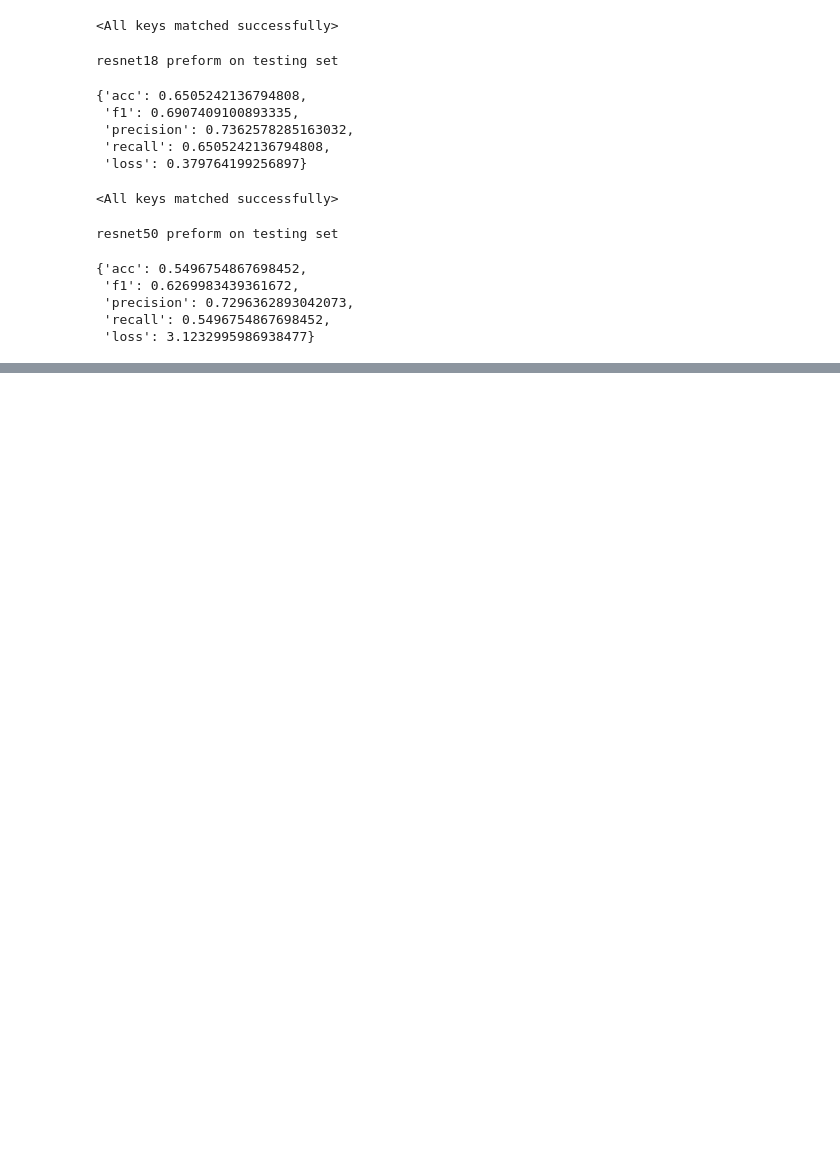
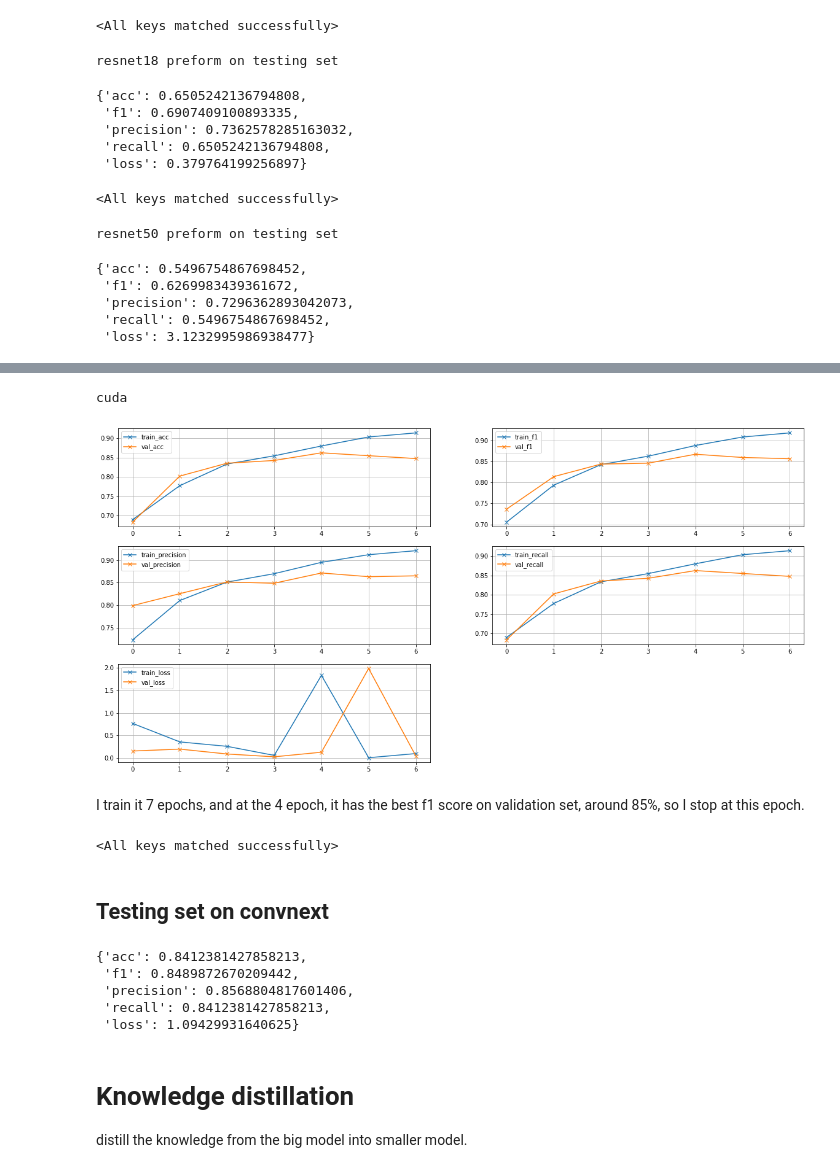
Before and after one commit to ccng830/lsml2_final_project, a Jupyter notebook: final_project_training_part/LSML2_Final_Project_training_part.ipynb, the cells around one changed output, grey strips where cells are left out. Saved outputs shown, nothing was run; the diff lists cells and outputs as text; code cells hidden in the pictures; blank space fills up the shorter version.

```diff
--- a/final_project_training_part/LSML2_Final_Project_training_part.ipynb
+++ b/final_project_training_part/LSML2_Final_Project_training_part.ipynb
@@ -236,11 +256,13 @@ def train_model(model, dataloader, val_dataloader, model_name, criterion, optimi
     m = torch.nn.Softmax(dim=1)
     print(f"training: {model_name}")
 
-    train_log = {'acc': [], 'f1': [], 'precision': [], 'recall': [], 'loss': []}
-    val_log = {'acc': [], 'f1': [], 'precision': [], 'recall': [], 'loss': []}
+    train_log = read_log(f"train_log_{model_name}.json")
+    val_log = read_log(f"val_log_{model_name}.json")
 
-    for epoch in range(num_epochs):
-        print(f"Epoch: {epoch}/{num_epochs - 1}")
+    start_epoch = len(train_log['acc'])
+
+    for epoch in range(start_epoch, start_epoch + num_epochs):
+        print(f"Epoch: {epoch}/{start_epoch + num_epochs - 1}")
         correct = 0
         total = 0
         model.train()
@@ -252,7 +274,8 @@ def train_model(model, dataloader, val_dataloader, model_name, criterion, optimi
 
             # forward pass
             logits = model(batch["pixel_values"])
-            prediction = logits.argmax(dim=-1)
+            logits = logits if isinstance(logits, torch.Tensor) else logits['logits']
+            prediction = torch.argmax(logits, dim=-1)
 
             loss = criterion(logits, batch['labels'])
             loss.backward()
@@ -326,7 +349,8 @@ from collections import Counter
 y = dataset['train']['label']
 weigths = Counter(y)
 total = len(y)
-max_class_freq = weigths[5]/total
+max_class_id = label2id['nv']
+max_class_freq = weigths[max_class_id]/total
 class_weights = torch.tensor([1/(weigths[i]/total/max_class_freq) for i in range(7)])
 # %%
 class_weights
@@ -437,0 +447,10 @@ We can find that the performance (f1-score) of resnet18 is better than resnet50.
+# %%
+from transformers import AutoModelForImageClassification
+
+
+model_name = "facebook/convnext-large-224"
+model = AutoModelForImageClassification.from_pretrained(model_name,
+                                                        num_labels=len(labels),
+                                                        id2label=id2label,
+                                                        label2id=label2id,
+                                                        ignore_mismatched_sizes=True)
@@ -437,0 +462,43 @@ We can find that the performance (f1-score) of resnet18 is better than resnet50.
+# %%
+device = "cuda" if torch.cuda.is_available() else "cpu"
+model.to(device)
+print(device)
+# %% [output]
+cuda
+# %%
+criterion = nn.CrossEntropyLoss(weight=class_weights.to(device), reduction='mean')
+optimizer = torch.optim.AdamW(model.parameters(), lr=5e-5)
+# %%
+train_model(
+    model=model,
+    dataloader=dataloader,
+    val_dataloader=val_dataloader,
+    model_name="convnext_large",
+    criterion=criterion,
+    optimizer=optimizer,
+    num_epochs=7
+)
+# %% [output]
+[figure, added]
+# %% [markdown]
+I train it 7 epochs, and at the 4 epoch, it has the best f1 score on validation set, around 85%, so I stop at this epoch.
+# %%
+# re-load this model
+model.load_state_dict(torch.load("models/convnext_large_4.pth"))
+# %% [output]
+<All keys matched successfully>
+# %% [markdown]
+## Testing set on convnext
+# %%
+test_log_convnext = model_testing(model, test_dataloader)
+test_log_convnext
+# %% [output]
+{'acc': 0.8412381427858213,
+ 'f1': 0.8489872670209442,
+ 'precision': 0.8568804817601406,
+ 'recall': 0.8412381427858213,
+ 'loss': 1.09429931640625}
+# %% [markdown]
+# Knowledge distillation
+
+distill the knowledge from the big model into smaller model.
```
Also changed, not shown: parts of 43 cells of this notebook.
